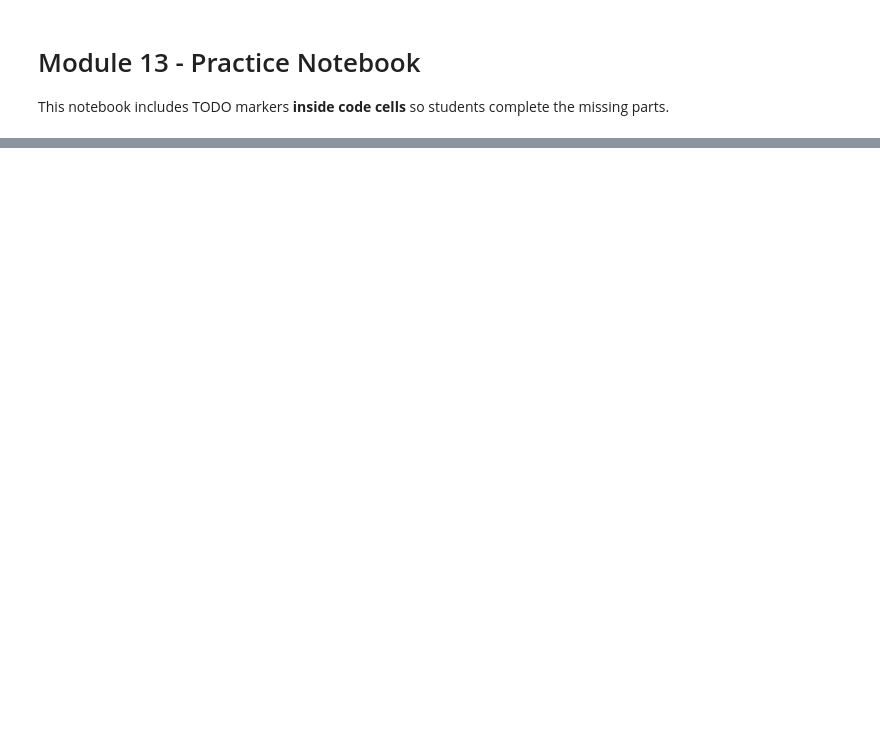
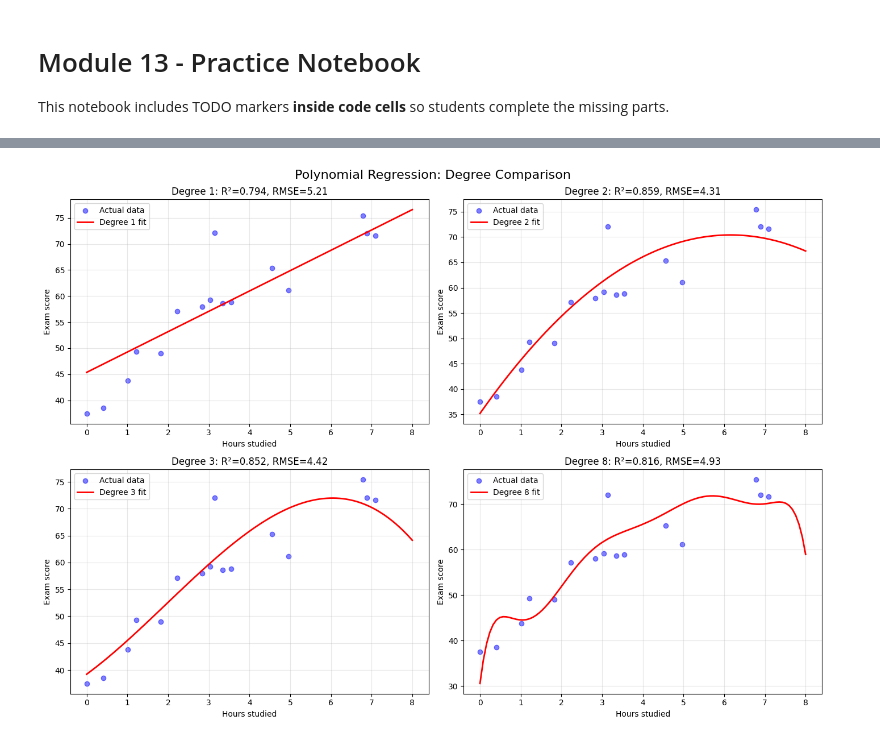
Before and after one commit to SHARIFsGIT/AIML, a Jupyter notebook: Machine Learning/Week 04/Mod 13[Practice].ipynb, the cells around one changed output, grey strips where cells are left out. Drawn from its saved outputs; the diff is of its cells as text; code cells hidden in the pictures; blank space fills up the shorter version.

```diff
--- a/Machine Learning/Week 04/Mod 13[Practice].ipynb
+++ b/Machine Learning/Week 04/Mod 13[Practice].ipynb
@@ -221,13 +381,31 @@ Most machine learning models require numeric input, but real-world data often co
 # %%
 # Build preprocessing transformer
+# ColumnTransformer applies different transformations to different column subsets
+# This is essential because numeric and categorical features need different handling
 preprocess = ColumnTransformer(
     transformers=[
+        # ('name', transformer, columns)
         ("num", "passthrough", numeric_features),
+        # "passthrough" means don't change numeric features (they're already numbers)
+
         ("cat", OneHotEncoder(drop="first"), categorical_features),
+        # OneHotEncoder converts categories to binary columns
+        # drop="first" removes one category per feature to avoid dummy variable trap
+        # (multicollinearity where one column can be predicted from others)
     ]
 )
 
 # TODO: Build full pipeline with LinearRegression
-
+# A Pipeline chains preprocessing and modeling into one object
+# Each step is a tuple: ('name', estimator_object)
+# Output of each step becomes input to the next
+mlr_model = Pipeline([
+    ('preprocess', preprocess),  # Step 1: Apply ColumnTransformer
+    ('linreg', LinearRegression())  # Step 2: Fit Linear Regression
+])
 
 # TODO: Fit the model
+# fit() trains the model on the training data
+# It learns the best coefficients that minimize prediction error
+# For our pipeline: preprocesses data AND fits the regression in one call
+mlr_model.fit(X_train, y_train)
@@ -451,3 +1019,44 @@ print(f"Test set shape: {X_test_h.shape}")
 # %%
-# TODO: Plot fitted curves for each degree (R2,RMSE)
+# TODO: Plot fitted curves for each degree (R2, RMSE)
+# Create a figure with 4 subplots (2 rows, 2 columns)
+fig, axes = plt.subplots(2, 2, figsize=(14, 10))
+fig.suptitle('Polynomial Regression: Degree Comparison', fontsize=16)
+
+# Flatten axes array for easy iteration
+axes = axes.flatten()
+
+# Create smooth x-range for plotting fitted curves
+# linspace creates 100 points from min to max for smooth curves
+X_range = np.linspace(X_hours.min(), X_hours.max(), 100).reshape(-1, 1)
+
+# Plot each degree
+models = [(model_1, metrics_1), (model_2, metrics_2), (model_3, metrics_3), (model_8, metrics_8)]
+
+for idx, (model, metrics) in enumerate(models):
+    ax = axes[idx]
+    degree = metrics['degree']
+
+    # Create polynomial features for the smooth range
+    poly = PolynomialFeatures(degree=degree, include_bias=False)
+    X_hours_poly = poly.fit_transform(X_hours)  # For scatter points
+    X_range_poly = poly.fit_transform(X_range)  # For smooth curve
+
+    # Plot actual data points
+    ax.scatter(X_test_h, y_test_h, alpha=0.5, label='Actual data', color='blue')
+
+    # Plot fitted curve (model predictions across the range)
+    y_range_pred = model.predict(X_range_poly)
+    ax.plot(X_range, y_range_pred, 'r-', linewidth=2, label=f'Degree {degree} fit')
+
+    # Add title with metrics
+    ax.set_title(f'Degree {degree}: R²={metrics["r2_test"]:.3f}, RMSE={metrics["rmse_test"]:.2f}')
+    ax.set_xlabel('Hours studied')
+    ax.set_ylabel('Exam score')
+    ax.legend()
+    ax.grid(True, alpha=0.3)
+
+plt.tight_layout()
+plt.show()
+# %% [output]
+[figure, added]
 # %% [markdown]
```
Also changed, not shown: parts of 47 cells of this notebook, 2 other files.
